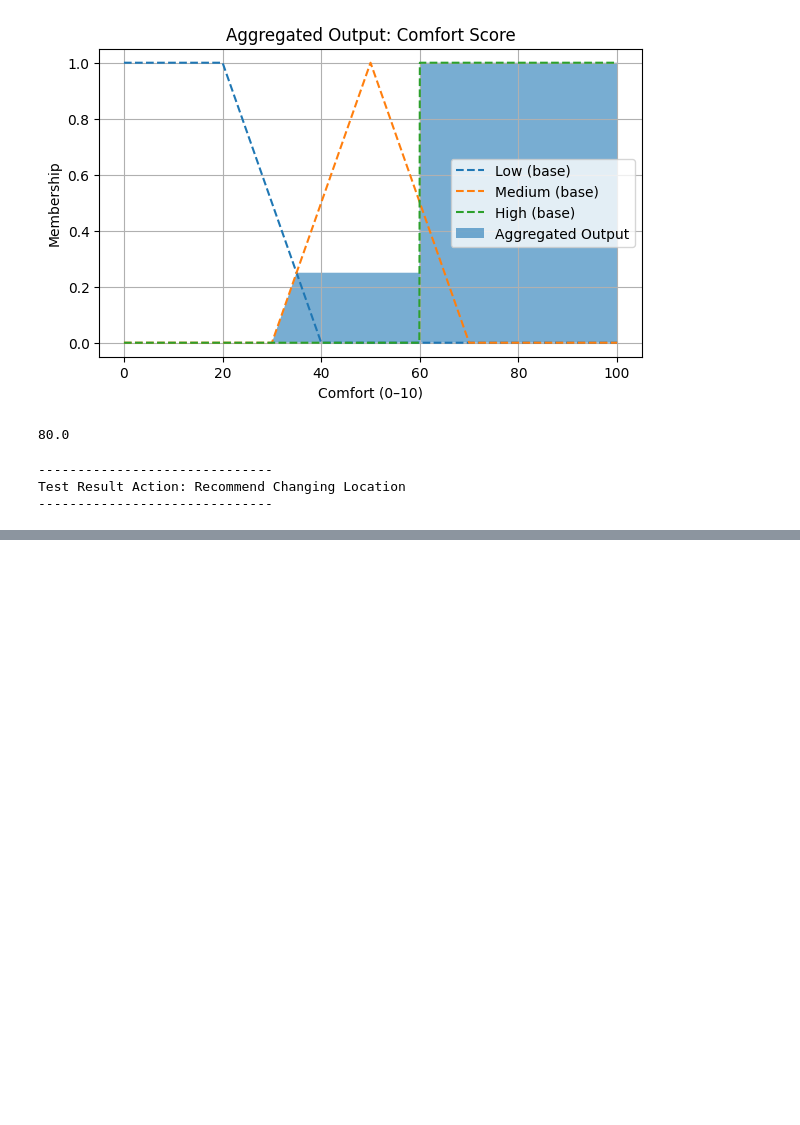
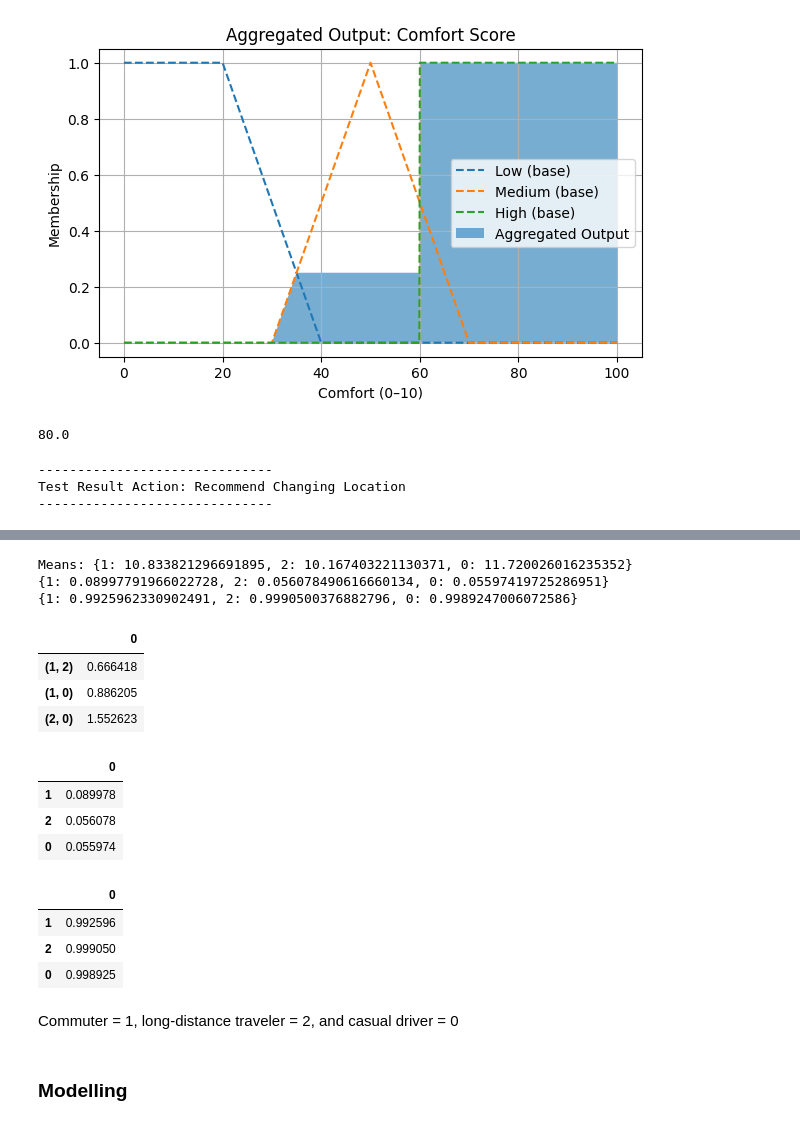
Before and after one commit to Yaman-dot/voltcity-intelligence, a Jupyter notebook: notebooks/sandbox.ipynb, the cells around one changed output, grey strips where cells are left out. Saved outputs shown, nothing was run; the diff lists cells and outputs as text; code cells hidden in the pictures; blank space fills up the shorter version.

```diff
--- a/notebooks/sandbox.ipynb
+++ b/notebooks/sandbox.ipynb
@@ -371,0 +748,25 @@ Test Result Action: Recommend Changing Location
+# %%
+MPDS = find_MPD(X_test_cost_regression, "User Type")
+REPS = find_REP(X_test_cost_regression, y_test_cost_regression, "User Type")
+RPPS = find_RPP(X_test_cost_regression, y_test_cost_regression, "User Type")
+display(MPDS, REPS, RPPS)
+# %% [output]
+Means: {1: 10.833821296691895, 2: 10.167403221130371, 0: 11.720026016235352}
+{1: 0.08997791966022728, 2: 0.056078490616660134, 0: 0.05597419725286951}
+{1: 0.9925962330902491, 2: 0.9990500376882796, 0: 0.9989247006072586}
+|  | 0 |
+| (1, 2) | 0.666418 |
+| (1, 0) | 0.886205 |
+| (2, 0) | 1.552623 |
+|  | 0 |
+| 1 | 0.089978 |
+| 2 | 0.056078 |
+| 0 | 0.055974 |
+|  | 0 |
+| 1 | 0.992596 |
+| 2 | 0.999050 |
+| 0 | 0.998925 |
+# %% [markdown]
+Commuter = 1, long-distance traveler = 2, and casual driver = 0
+# %% [markdown]
+### Modelling
```
Also changed, not shown: parts of 31 cells of this notebook, 10 other files.
